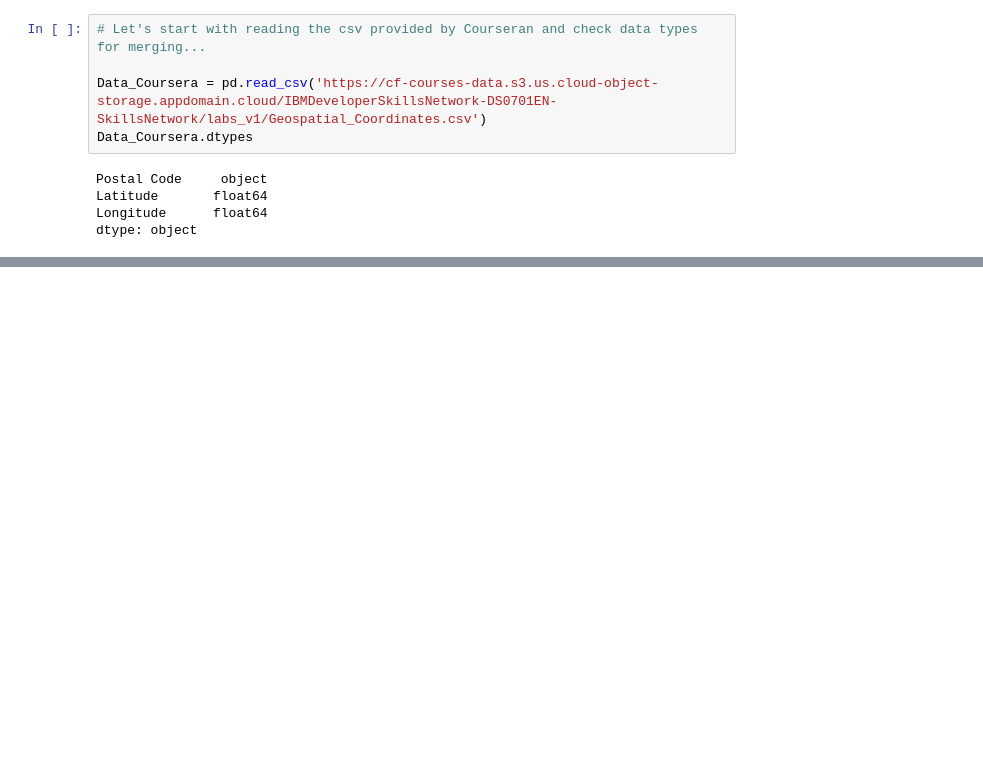
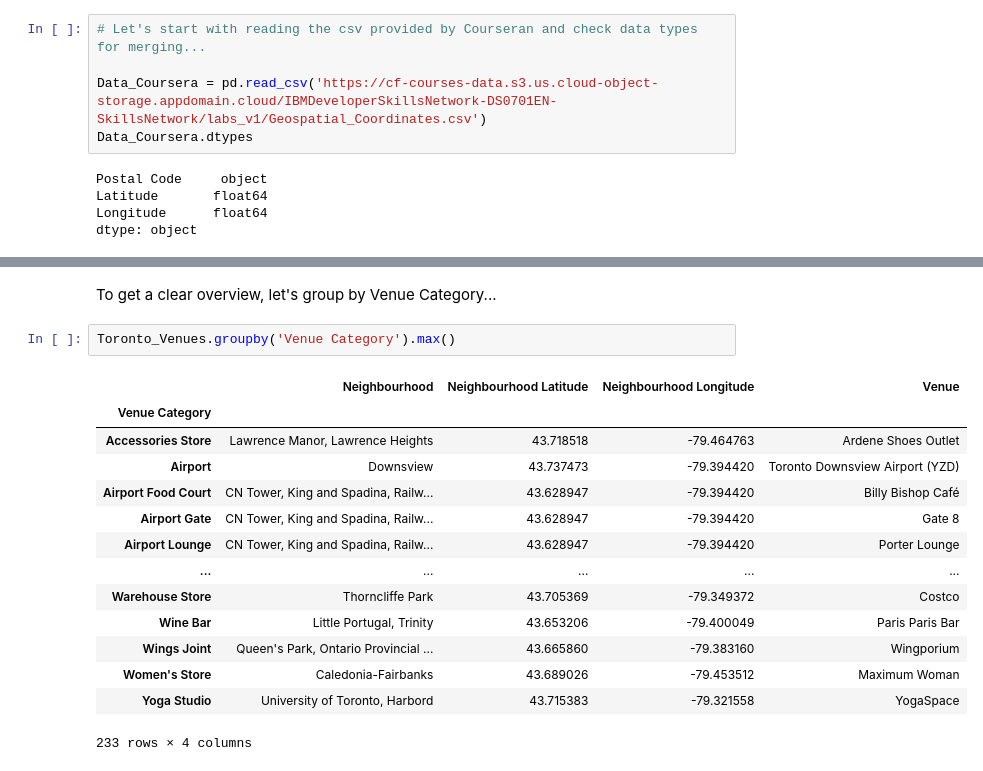
Before and after one commit to renekluijtmans/Coursera_Capstone, a Jupyter notebook: Segmenting and Clustering Neighborhoods in Toronto.ipynb, the cells around one changed output, grey strips where cells are left out. Saved outputs shown, nothing was run; the diff lists cells and outputs as text; blank space fills up the shorter version.

```diff
--- a/Segmenting and Clustering Neighborhoods in Toronto.ipynb
+++ b/Segmenting and Clustering Neighborhoods in Toronto.ipynb
@@ -174,0 +306,19 @@ toronto_complete
+# %% [markdown]
+To get a clear overview, let's group by Venue Category...
+# %%
+Toronto_Venues.groupby('Venue Category').max()
+# %% [output]
+|  | Neighbourhood | Neighbourhood Latitude | Neighbourhood Longitude | Venue |
+| Venue Category |  |  |  |  |
+| Accessories Store | Lawrence Manor, Lawrence Heights | 43.718518 | -79.464763 | Ardene Shoes Outlet |
+| Airport | Downsview | 43.737473 | -79.394420 | Toronto Downsview Airport (YZD) |
+| Airport Food Court | CN Tower, King and Spadina, Railw... | 43.628947 | -79.394420 | Billy Bishop Café |
+| Airport Gate | CN Tower, King and Spadina, Railw... | 43.628947 | -79.394420 | Gate 8 |
+| Airport Lounge | CN Tower, King and Spadina, Railw... | 43.628947 | -79.394420 | Porter Lounge |
+| ... | ... | ... | ... | ... |
+| Warehouse Store | Thorncliffe Park | 43.705369 | -79.349372 | Costco |
+| Wine Bar | Little Portugal, Trinity | 43.653206 | -79.400049 | Paris Paris Bar |
+| Wings Joint | Queen's Park, Ontario Provincial ... | 43.665860 | -79.383160 | Wingporium |
+| Women's Store | Caledonia-Fairbanks | 43.689026 | -79.453512 | Maximum Woman |
+| Yoga Studio | University of Toronto, Harbord | 43.715383 | -79.321558 | YogaSpace |
+233 rows × 4 columns
```
Also changed, not shown: parts of 80 cells of this notebook.
